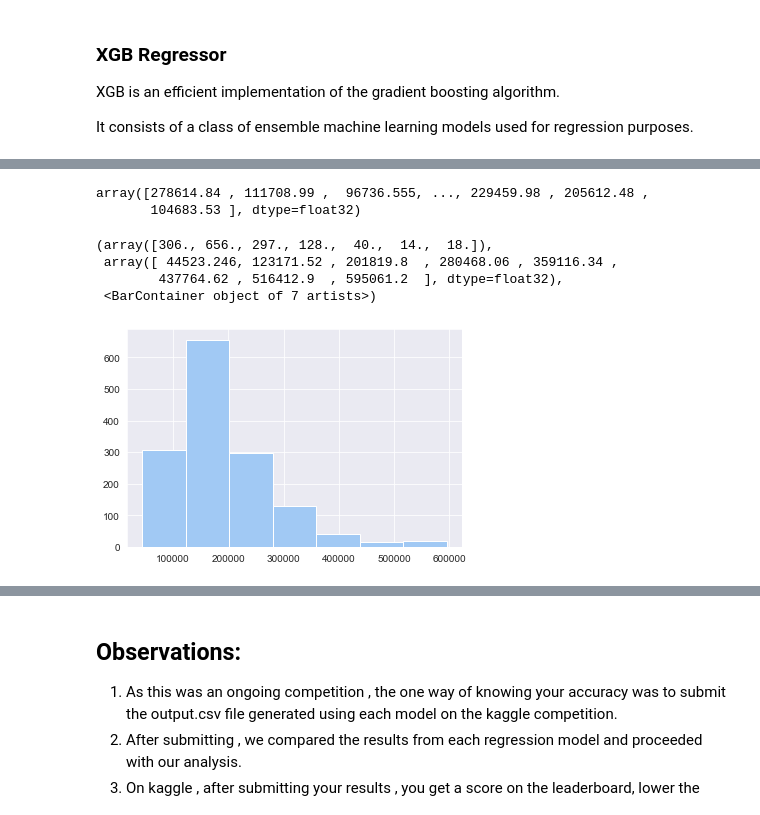
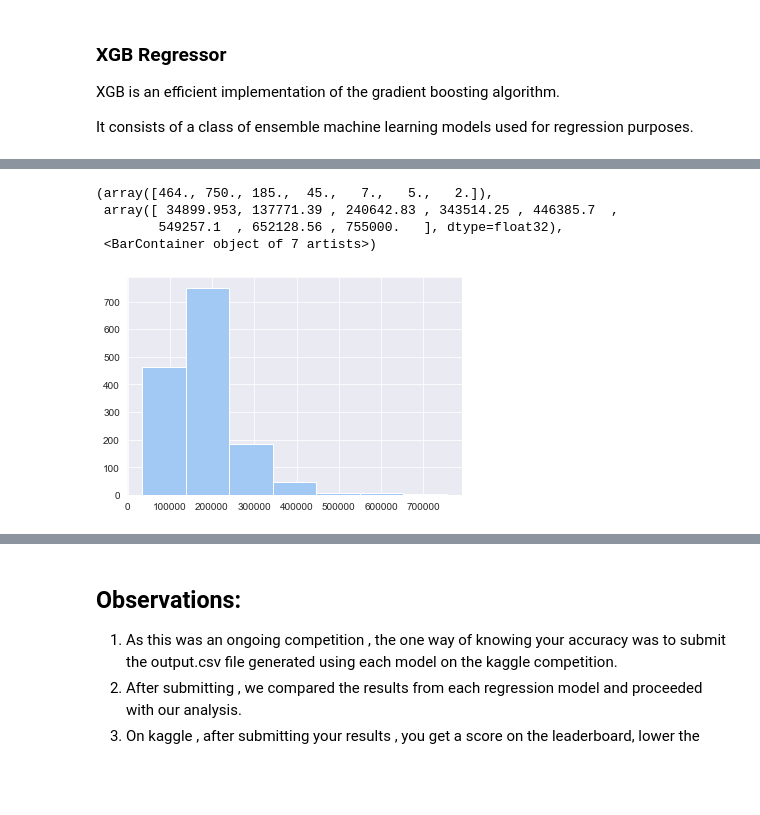
Before and after one commit to Ghanashri-m/255_Team_02, a Jupyter notebook: code/app/Housing_Saleprice_Analysis_Pratik.ipynb, the cells around one changed output, grey strips where cells are left out. Cells and saved outputs as stored; diff of their text form; code cells hidden in the pictures; blank space fills up the shorter version.

```diff
--- a/code/app/Housing_Saleprice_Analysis_Pratik.ipynb
+++ b/code/app/Housing_Saleprice_Analysis_Pratik.ipynb
@@ -782,6 +743,3 @@ output_df.to_csv(r'C:\Users\Checkout\Desktop\submission_SVM1.csv', index=False)
 ### KNN
 
 KNN (K-Nearest-Neighbors) is also a classification algorithm but can be used for regression purposes as well.
-# %%
-classifier = KNeighborsClassifier(n_neighbors=5)
-classifier.fit(decreased_data, Current_Saleprice)
@@ -790,4 +746,21 @@ KNeighborsClassifier()
 # %%
-knn_house_price_prediction = classifier.predict(decreased_test)
-knn_house_price_prediction
+# Initialize KNN instance
+knn = KNeighborsClassifier(n_neighbors=5)
+
+#Training the model using the training data
+knn.fit(copy_train,Current_Saleprice)
+
+#Predicting the model on the training data itself
+knn_y_pred = knn.predict(copy_train)
+
+#root mean square error of the model
+knn_rmse = root_mean_squared_error(knn_y_pred)
+
+# Return root mean square error applied cross validation (Used for training prediction)
+knn_cross_val_score = cross_validation_score(knn)
+
+
+print("Root mean squared error of KNN  model : {0}".format(knn_rmse))
+
+print("Cross validation score of KNN  model : {0}".format(knn_cross_val_score))
 # %% [output]
@@ -833,3 +785,20 @@ xgbr = xgb.XGBRegressor(verbosity=0,n_estimators=1000)
 # %%
-xgbr.fit(decreased_data, Current_Saleprice)
+# Initialize XGB Regressor instance
+xgbr = XGBRegressor(verbosity=0,n_estimators=1000)
+#Training the model using the training data
+xgbr.fit(copy_train, Current_Saleprice)
+
+#Predicting the model on the training data itself
+xgbr_y_pred = xgbr.predict(copy_train)
+
+#root mean square error of the model
+xgbr_rmse = root_mean_squared_error(xgbr_y_pred)
+
+# Return root mean square error applied cross validation (Used for training prediction)
+xgbr_cross_val_score = cross_validation_score(xgbr)
+
+
+print("Root mean squared error of XGB Regressor   model : {0}".format(xgbr_rmse))
+
+print("Cross validation score of XGB Regressor   model : {0}".format(xgbr_cross_val_score))
 # %% [output]
@@ -848,15 +807,10 @@ xgb_house_price_prediction = xgbr.predict(decreased_test)
-# %%
-xgb_house_price_prediction
-# %% [output]
-array([278614.84 , 111708.99 ,  96736.555, ..., 229459.98 , 205612.48 ,
-       104683.53 ], dtype=float32)
 # %%
 #plotting the saleprice values in a bar graph
 
-plt.hist(xgb_house_price_prediction,bins=7)
+plt.hist(xgbr_y_pred,bins=7)
 # %% [output]
-(array([306., 656., 297., 128.,  40.,  14.,  18.]),
- array([ 44523.246, 123171.52 , 201819.8  , 280468.06 , 359116.34 ,
-        437764.62 , 516412.9  , 595061.2  ], dtype=float32),
+(array([464., 750., 185.,  45.,   7.,   5.,   2.]),
+ array([ 34899.953, 137771.39 , 240642.83 , 343514.25 , 446385.7  ,
+        549257.1  , 652128.56 , 755000.   ], dtype=float32),
  <BarContainer object of 7 artists>)
-[figure, old version]
+[figure, new version]
```
Also changed, not shown: parts of 67 cells of this notebook.
